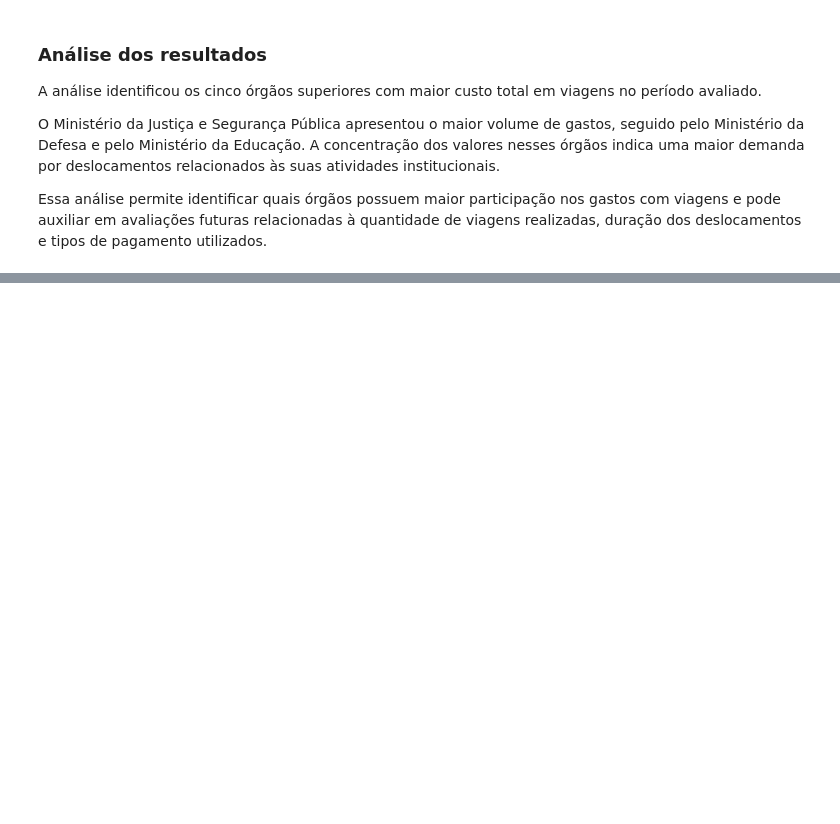
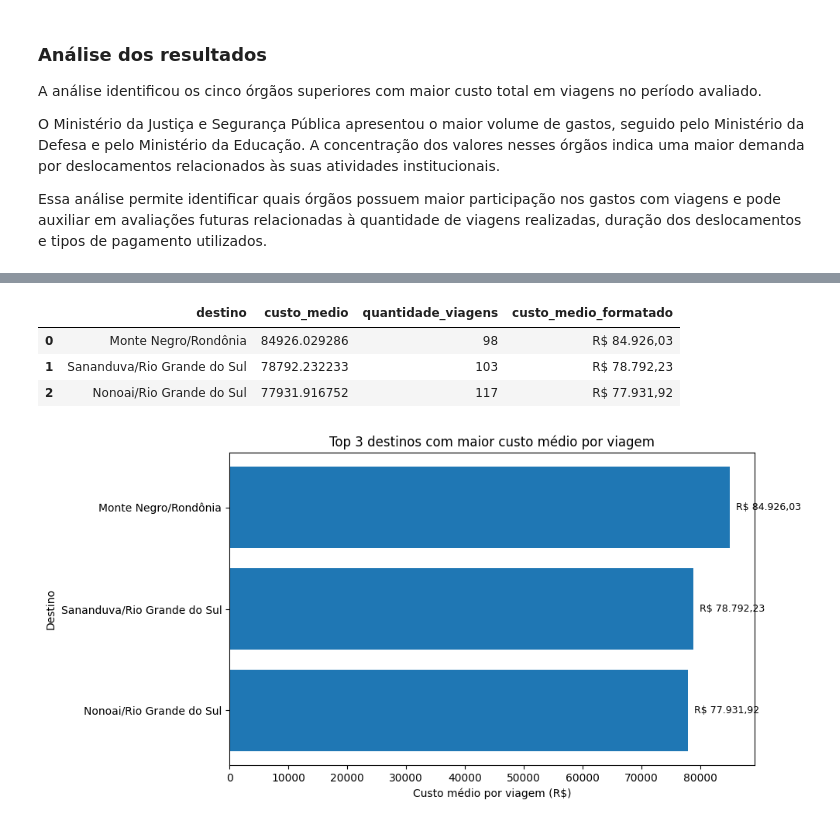
Before and after one commit to FernandaBarrosLinhares/Projeto-Final-Fernanda-Linhares, a Jupyter notebook: _MySQL/3_analise.ipynb, the cells around one changed output, grey strips where cells are left out. Drawn from its saved outputs; the diff is of its cells as text; code cells hidden in the pictures; blank space fills up the shorter version.

Commit message:
Pergunta numero tres, consulta, grafico e analise dos resultados.

```diff
--- a/_MySQL/3_analise.ipynb
+++ b/_MySQL/3_analise.ipynb
@@ -170,0 +177,59 @@ viagens realizadas, duração dos deslocamentos e tipos de pagamento utilizados.
+# %%
+sql_q2 = '''
+SELECT
+    destino,
+    AVG(custo_viagem) AS custo_medio,
+    COUNT(*) AS quantidade_viagens
+FROM (
+    SELECT DISTINCT
+        CONCAT(t.destino_cidade, '/', t.destino_uf) AS destino,
+        v.id_viagem,
+        v.valor_total AS custo_viagem
+    FROM silver_trecho t
+    INNER JOIN silver_viagem v
+        ON t.id_viagem = v.id_viagem
+    WHERE t.destino_cidade IS NOT NULL
+) AS destinos_viagens
+GROUP BY destino
+HAVING COUNT(*) >= 50
+ORDER BY custo_medio DESC
+LIMIT 3;
+'''
+
+q2 = consultar(sql_q2)
+
+q2['custo_medio_formatado'] = q2['custo_medio'].apply(reais)
+
+q2
+# %% [output]
+|  | destino | custo_medio | quantidade_viagens | custo_medio_formatado |
+| 0 | Monte Negro/Rondônia | 84926.029286 | 98 | R$ 84.926,03 |
+| 1 | Sananduva/Rio Grande do Sul | 78792.232233 | 103 | R$ 78.792,23 |
+| 2 | Nonoai/Rio Grande do Sul | 77931.916752 | 117 | R$ 77.931,92 |
+# %%
+fig, ax = plt.subplots(figsize=(10, 5))
+
+ax.barh(
+    q2['destino'],
+    q2['custo_medio']
+)
+
+ax.invert_yaxis()
+
+ax.set_title('Top 3 destinos com maior custo médio por viagem')
+ax.set_xlabel('Custo médio por viagem (R$)')
+ax.set_ylabel('Destino')
+
+for i, valor in enumerate(q2['custo_medio']):
+    ax.text(
+        valor,
+        i,
+        '  ' + reais(valor),
+        va='center',
+        fontsize=9
+    )
+
+plt.tight_layout()
+plt.show()
+# %% [output]
+[figure, added]
```
Also changed, not shown: parts of 2 cells of this notebook.
